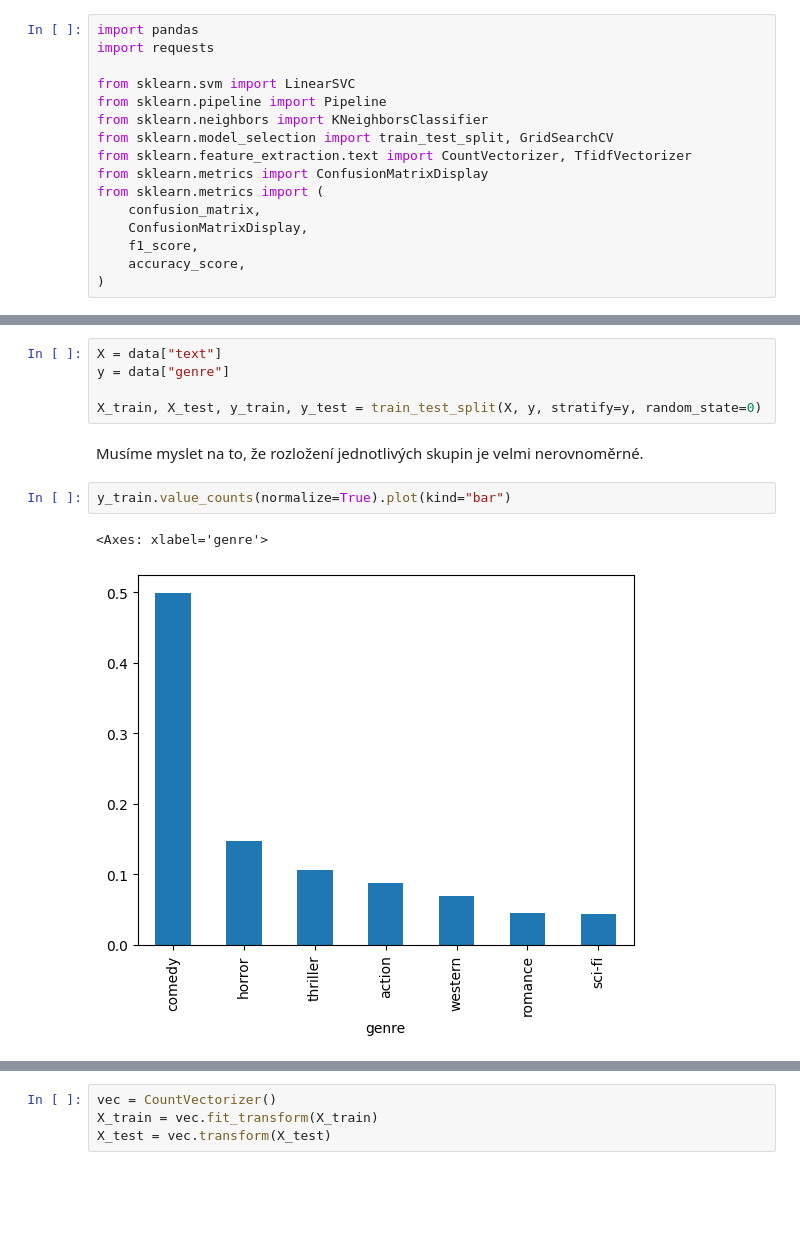
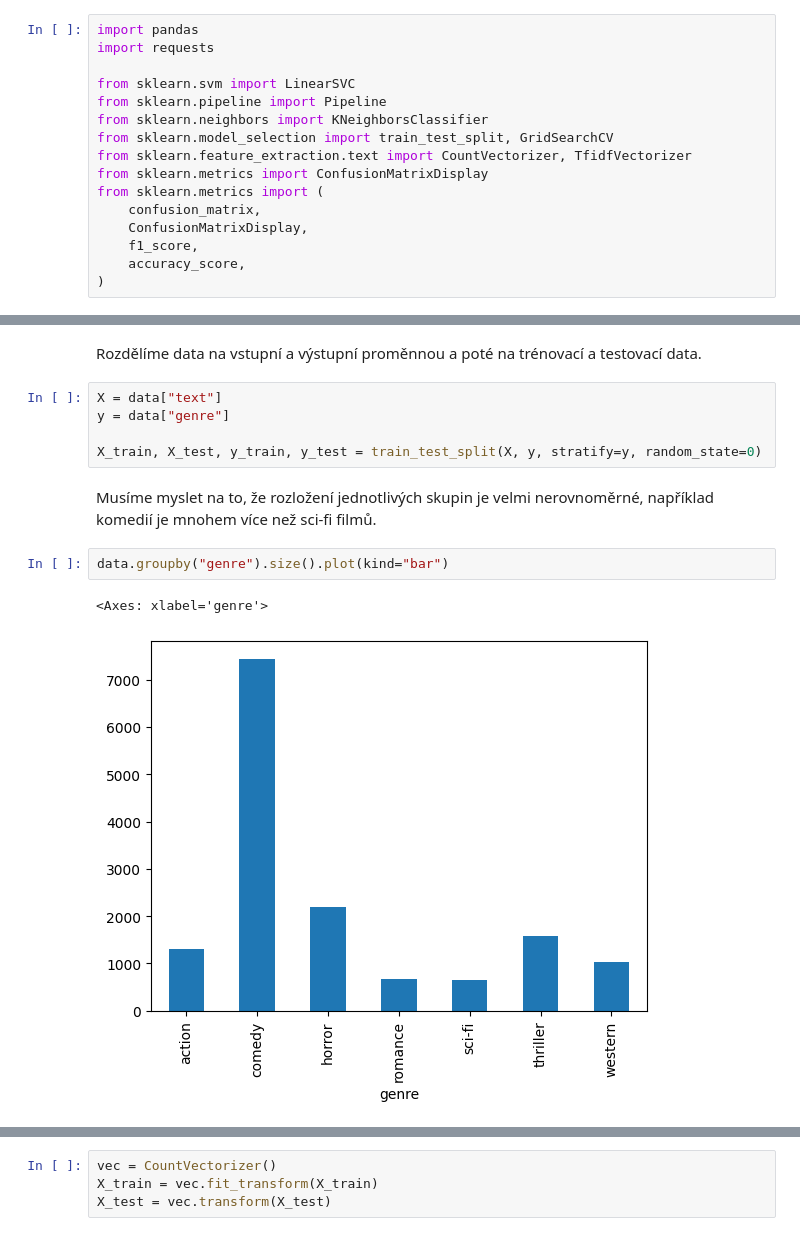
Before and after one commit to pesikj/PythonProDataScience, a Jupyter notebook: 12/lekce.ipynb, the cells around one changed output, grey strips where cells are left out. Cells and saved outputs as stored; diff of their text form; blank space fills up the shorter version.

```diff
--- a/12/lekce.ipynb
+++ b/12/lekce.ipynb
@@ -59,13 +91,15 @@ data
+# %% [markdown]
+Rozdělíme data na vstupní a výstupní proměnnou a poté na trénovací a testovací data.
 # %%
 X = data["text"]
 y = data["genre"]
 
 X_train, X_test, y_train, y_test = train_test_split(X, y, stratify=y, random_state=0)
 # %% [markdown]
-Musíme myslet na to, že rozložení jednotlivých skupin je velmi nerovnoměrné.
+Musíme myslet na to, že rozložení jednotlivých skupin je velmi nerovnoměrné, například komedií je mnohem více než sci-fi filmů.
-# %%
-y_train.value_counts(normalize=True).plot(kind="bar")
-# %% [output]
-<Axes: xlabel='genre'>
-[figure, removed]
+# %%
+data.groupby("genre").size().plot(kind="bar")
+# %% [output]
+<Axes: xlabel='genre'>
+[figure, added]
 # %% [markdown]
```
Also changed, not shown: parts of 36 cells of this notebook, 1 other file.
